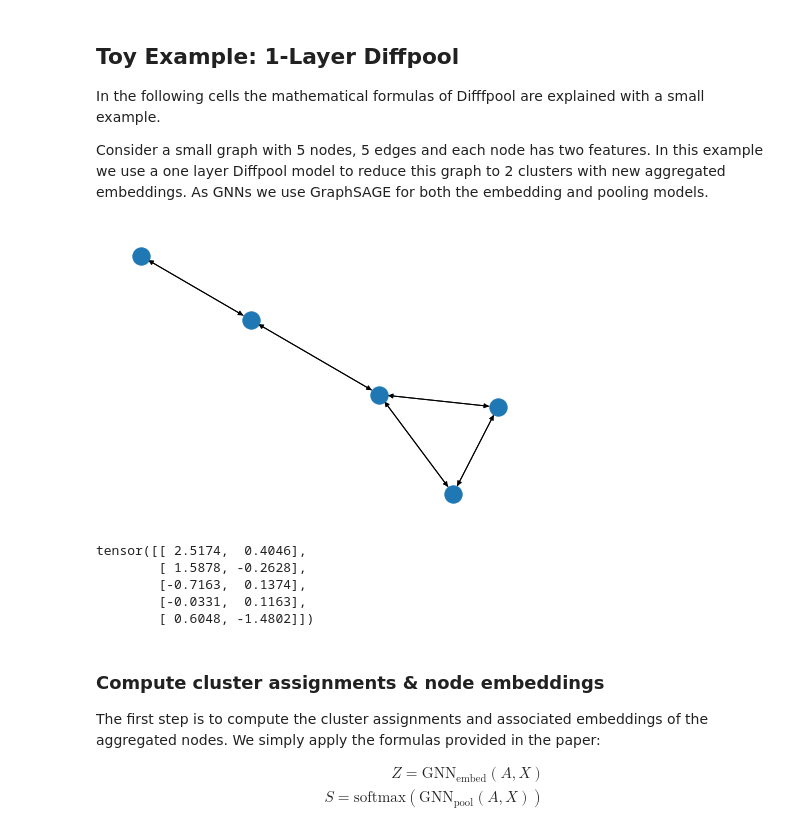
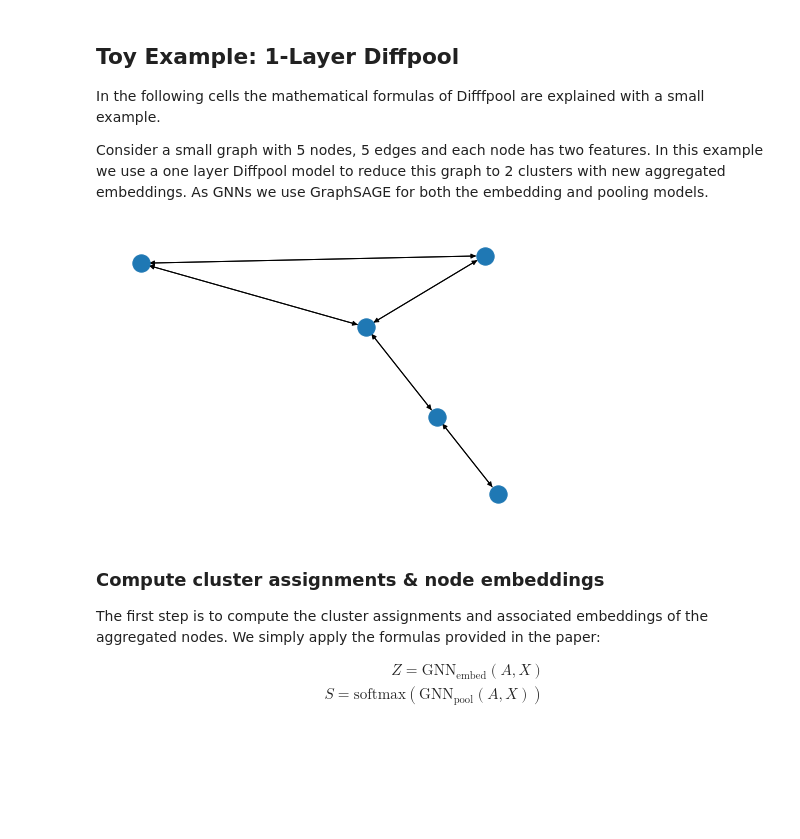
Before and after one commit to d-stoll/diffpool, a Jupyter notebook: diffpool.ipynb, the cells around one changed output. Saved outputs shown, nothing was run; the diff lists cells and outputs as text; code cells hidden in the pictures; blank space fills up the shorter version.

```diff
--- a/diffpool.ipynb
+++ b/diffpool.ipynb
@@ -13,26 +15,22 @@ Consider a small graph with 5 nodes, 5 edges and each node has two features. In
 # %%
 import torch as th
 import torch.nn as nn
 import matplotlib.pyplot as plt
 import networkx as nx
 import dgl
+
+from dgl_layers.model import DiffPool
 
 nx_G = nx.Graph()
 nx_G.add_edges_from([(1, 2), (2, 3), (3, 4), (3, 5), (4, 5)])
 
 g = dgl.from_networkx(nx_G)
 X = th.randn(5, 2)
 
 nx.draw(dgl.to_networkx(g))
 plt.show()
-X
 # %% [output]
-[figure, old version]
+[figure, new version]
-tensor([[ 2.5174,  0.4046],
-        [ 1.5878, -0.2628],
-        [-0.7163,  0.1374],
-        [-0.0331,  0.1163],
-        [ 0.6048, -1.4802]])
 # %% [markdown]
 ### Compute cluster assignments & node embeddings
 
```
Also changed, not shown: parts of 11 cells of this notebook, 9 other files.
